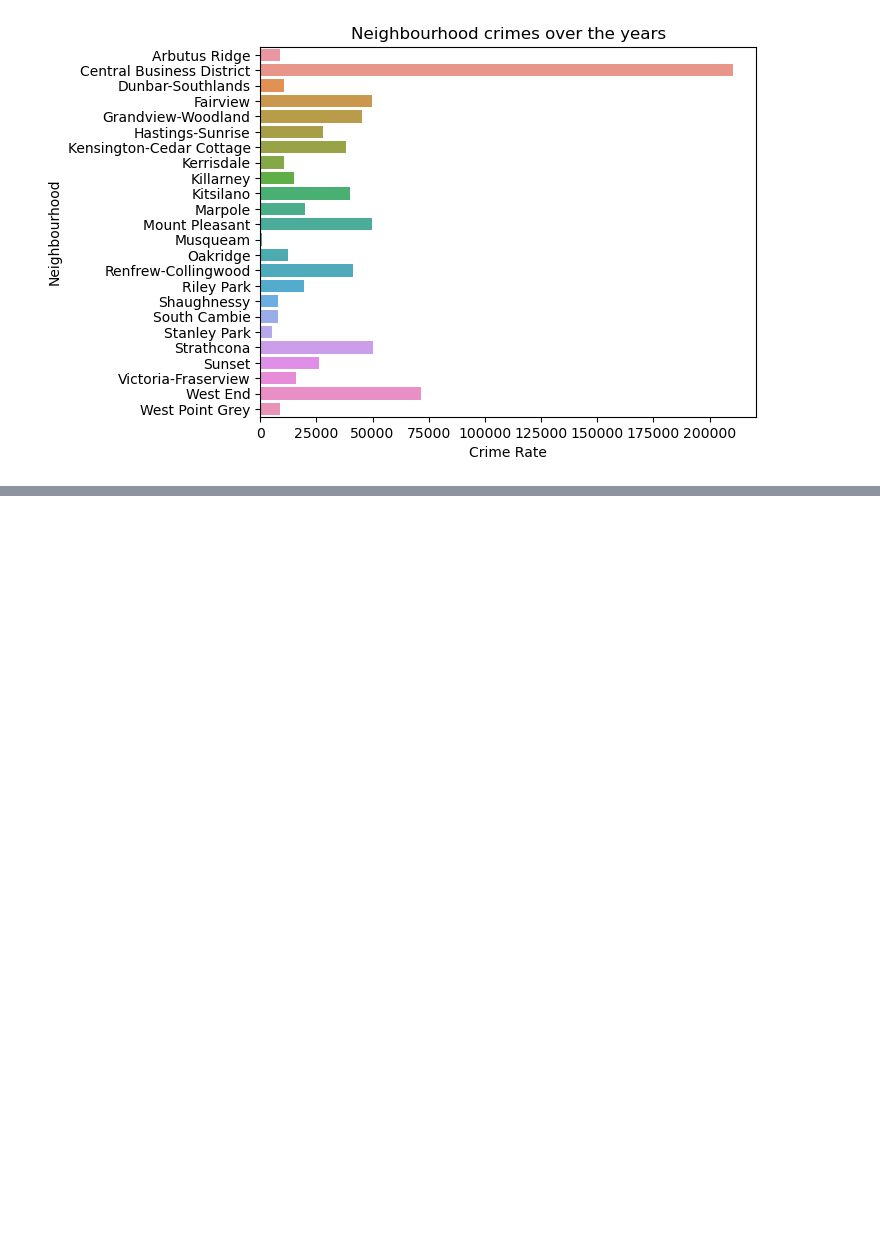
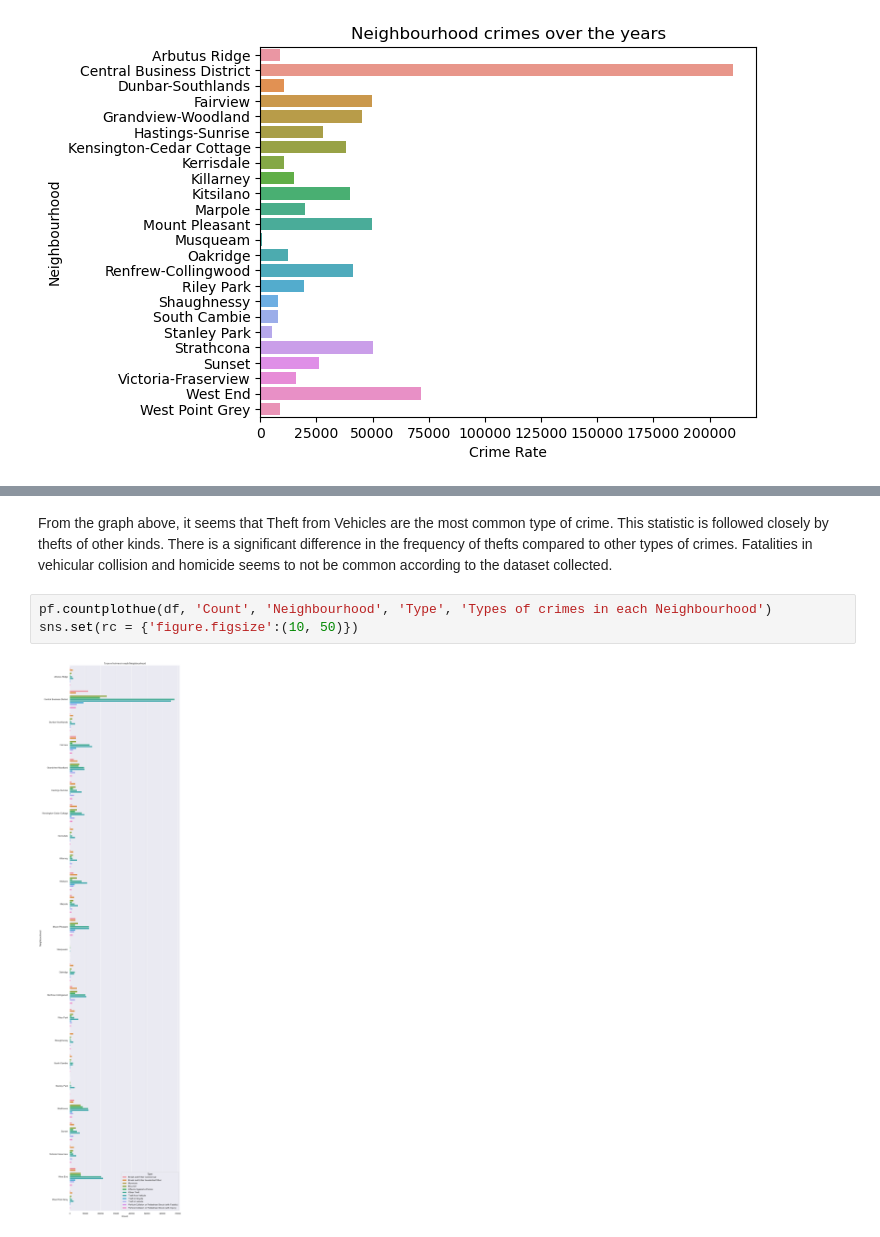
Before and after one commit to ubco-W2022T1-cosc301/project-group11, a Jupyter notebook: notebooks/analysis3.ipynb, the cells around one changed output, grey strips where cells are left out. Cells and saved outputs as stored; diff of their text form; blank space fills up the shorter version.

```diff
--- a/notebooks/analysis3.ipynb
+++ b/notebooks/analysis3.ipynb
@@ -122,0 +161,7 @@ Through the bar graph, we can assume that the Central business district has the
+# %% [markdown]
+From the graph above, it seems that Theft from Vehicles are the most common type of crime. This statistic is followed closely by thefts of other kinds. There is a significant difference in the frequency of thefts compared to other types of crimes. Fatalities in vehicular collision and homicide seems to not be common according to the dataset collected.
+# %%
+pf.countplothue(df, 'Count', 'Neighbourhood', 'Type', 'Types of crimes in each Neighbourhood')
+sns.set(rc = {'figure.figsize':(10, 50)})
+# %% [output]
+[figure, added]
```
Also changed, not shown: parts of 20 cells of this notebook, 2 other files.
